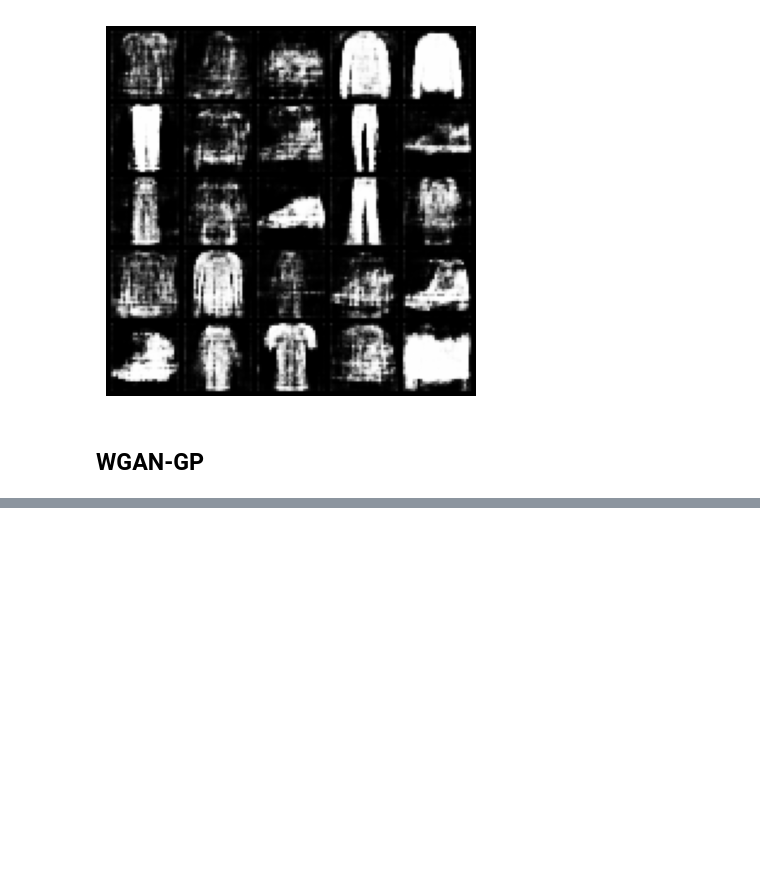
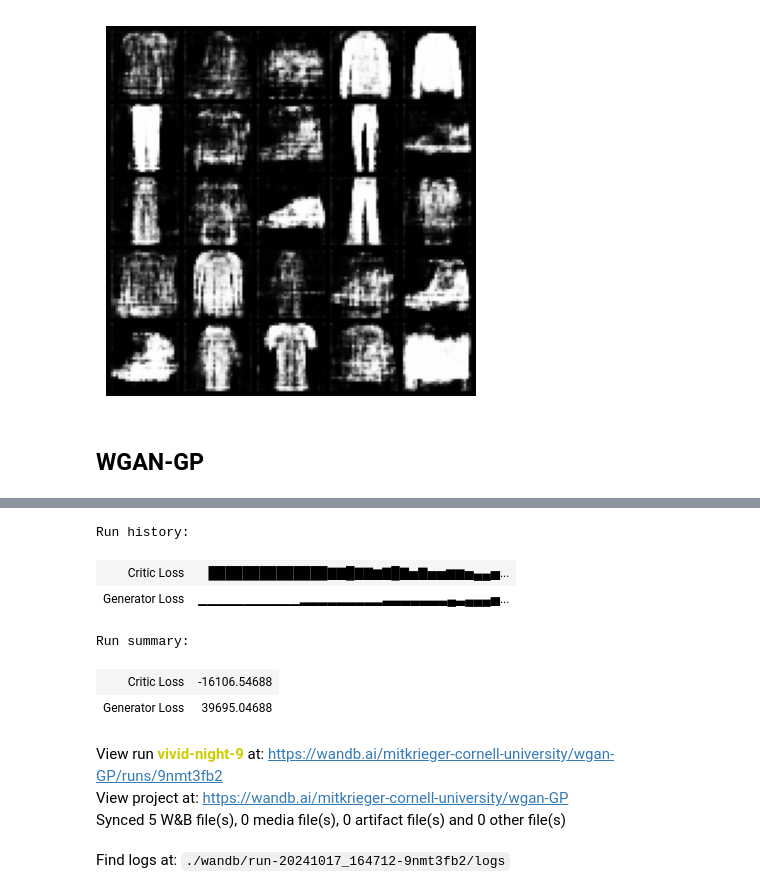
Before and after one commit to mitkrieg/dl-assignment-3, a Jupyter notebook: gan.ipynb, the cells around one changed output, grey strips where cells are left out. Saved outputs shown, nothing was run; the diff lists cells and outputs as text; code cells hidden in the pictures; blank space fills up the shorter version.

```diff
--- a/gan.ipynb
+++ b/gan.ipynb
@@ -794,0 +825,13 @@ wgangp.generate_samples(16)
+# %%
+wandb.finish()
+# %% [output]
+Run history:
+| Critic Loss | ██████████████▇▇█▇▇▆▇█▇▅▇▅▅▆▆▅▄▄▅... |
+| Generator Loss | ▁▁▁▁▁▁▁▁▁▁▁▂▂▂▂▂▂▂▂▂▃▃▃▃▃▃▃▄▃▄▄▄▅... |
+Run summary:
+| Critic Loss | -16106.54688 |
+| Generator Loss | 39695.04688 |
+View run vivid-night-9 at: https://wandb.ai/mitkrieger-cornell-university/wgan-GP/runs/9nmt3fb2
+View project at: https://wandb.ai/mitkrieger-cornell-university/wgan-GP
+Synced 5 W&B file(s), 0 media file(s), 0 artifact file(s) and 0 other file(s)
+Find logs at: ./wandb/run-20241017_164712-9nmt3fb2/logs
```
Also changed, not shown: parts of 11 cells of this notebook.
